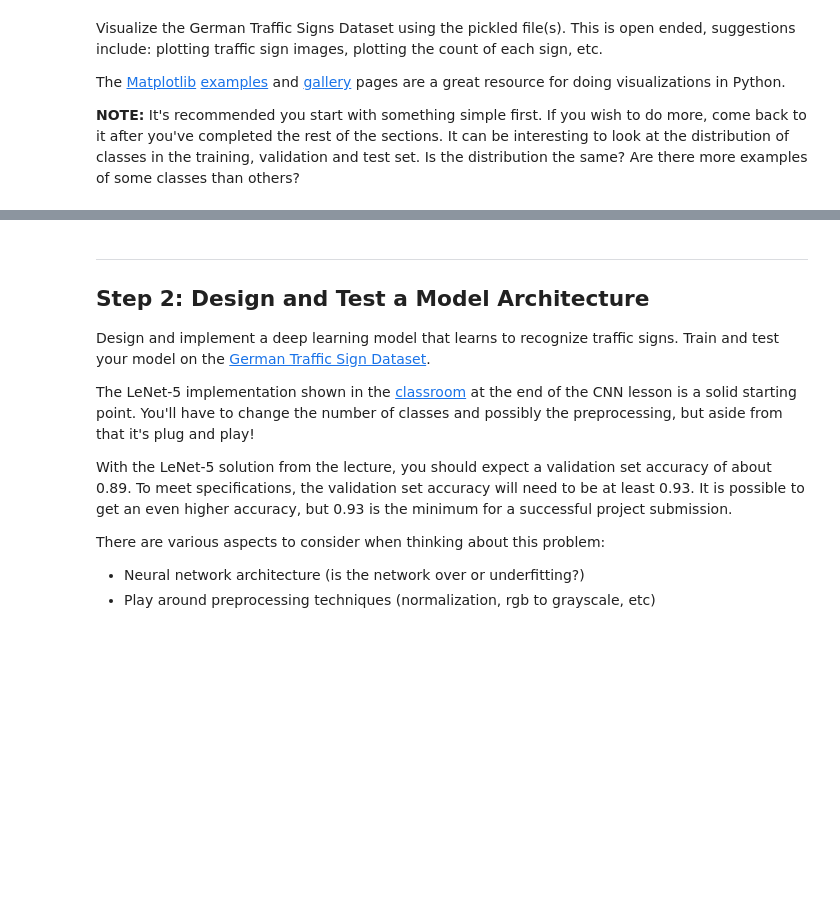
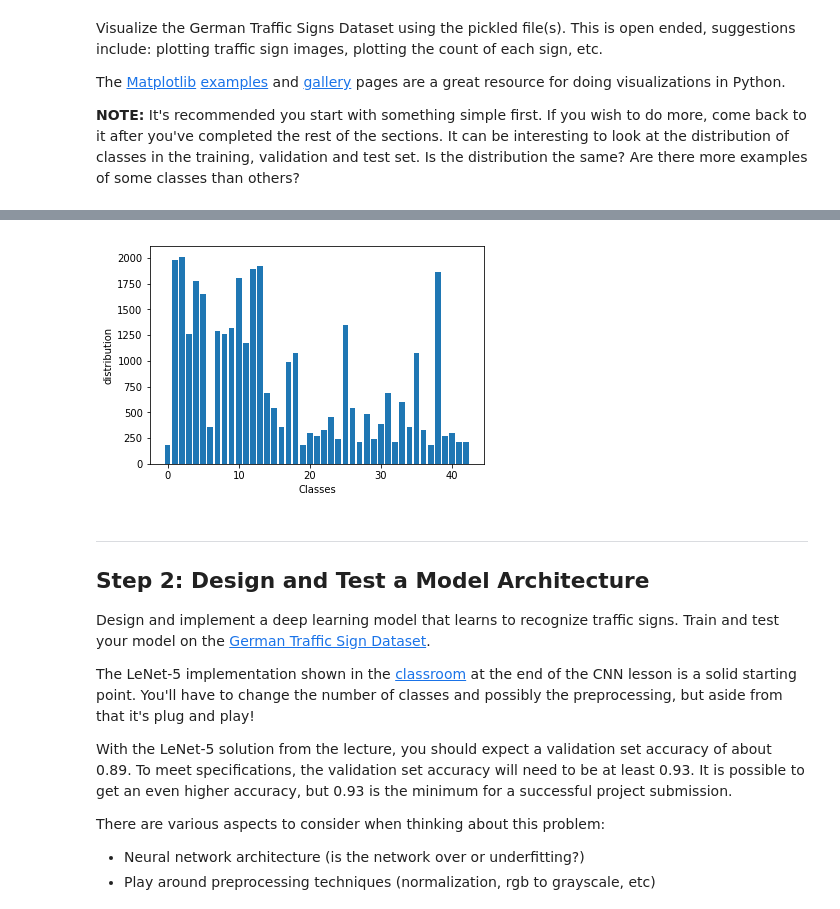
Before and after one commit to YomnaJehad/CarND-Traffic-Sign-Classifier, a Jupyter notebook: Traffic_Sign_Classifier.ipynb, the cells around one changed output, grey strips where cells are left out. Cells and saved outputs as stored; diff of their text form; code cells hidden in the pictures; blank space fills up the shorter version.

```diff
--- a/Traffic_Sign_Classifier.ipynb
+++ b/Traffic_Sign_Classifier.ipynb
@@ -99,3 +115,19 @@ import matplotlib.pyplot as plt
+# %%
+#Some Statistics
+#Number of classes VS how many images in each class
+import numpy as np
+classes_distibution = np.ndarray(shape = (n_classes))
+index = np.arange(n_classes)
+for i in range(n_classes):
+    classes_distibution[i] = np.sum(y_train == i)
+fig, ax = plt.subplots()
+
+statistics = ax.bar(index, np.array(classes_distibution))
+ax.set_xlabel('Classes')
+ax.set_ylabel('distribution')
+plt.show()
+# %% [output]
+[figure, added]
 # %% [markdown]
 ----
 
```
Also changed, not shown: parts of 5 cells of this notebook, 8 other files.
